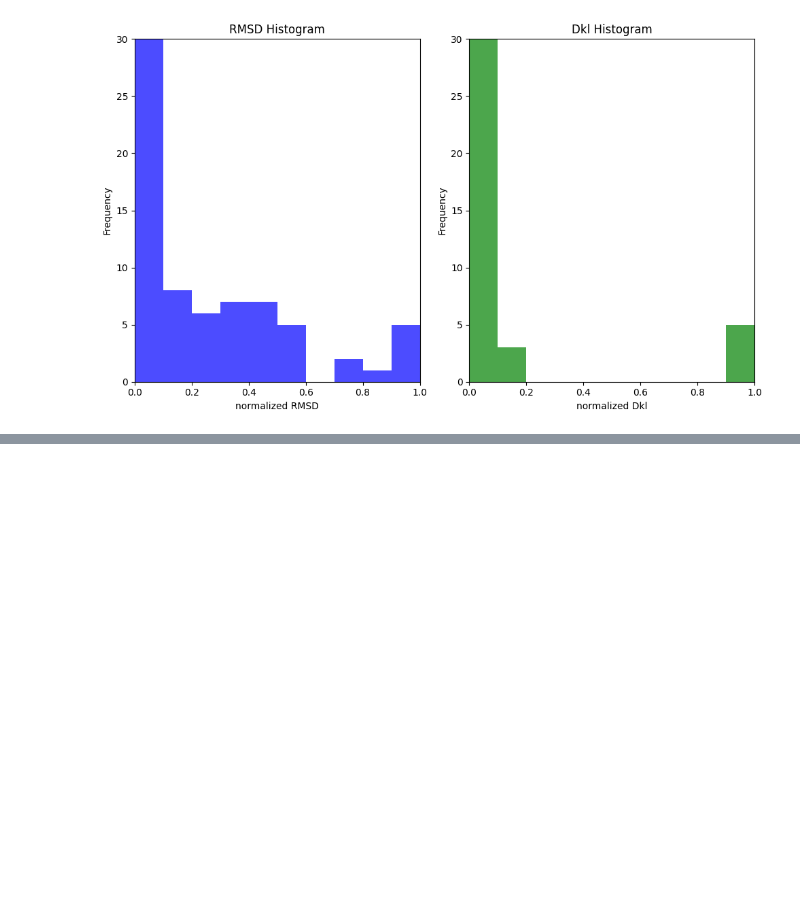
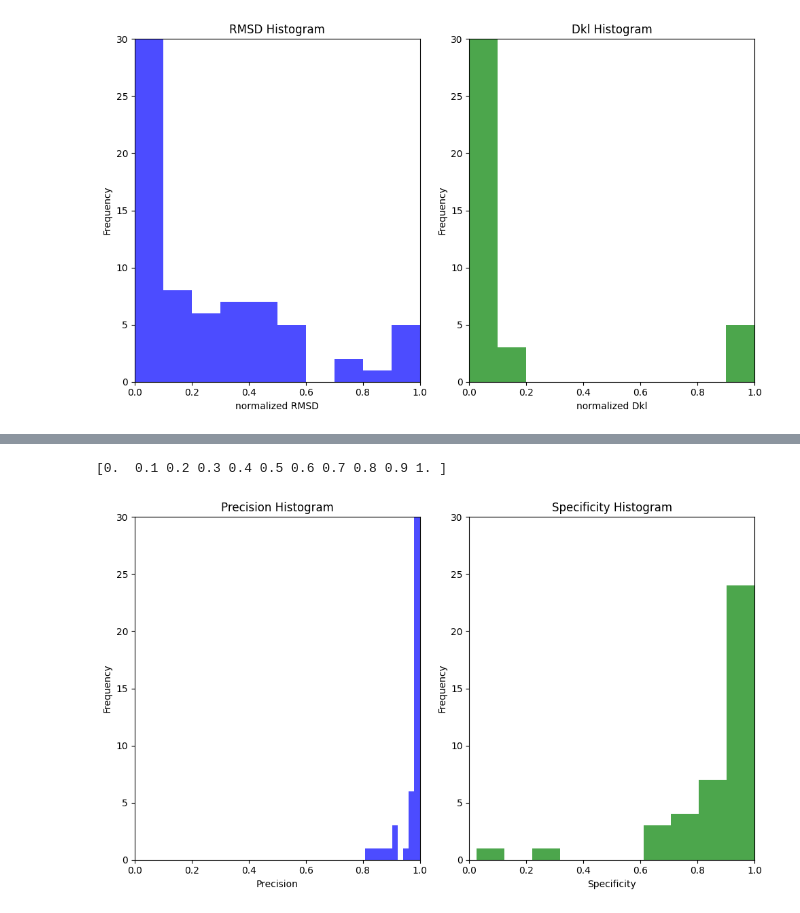
Before and after one commit to kyuhyongpark/sdmarkov, a Jupyter notebook: random_nk_convergence.ipynb, the cells around one changed output, grey strips where cells are left out. Cells and saved outputs as stored; diff of their text form; code cells hidden in the pictures; blank space fills up the shorter version.

Commit message:
add basin reachability

```diff
--- a/random_nk_convergence_prob.ipynb
+++ b/random_nk_convergence.ipynb
@@ -200,3 +214,29 @@ for bnet in all_data:
 plot_rmsd_and_dkl(rmsd, dkl)
 # %% [output]
 [figure]
+# %%
+for bnet in all_data:
+    if len(all_data[bnet]["basins"]) == 0:
+        print(bnet)
+        continue
+    print(bnet,
+          all_data[bnet]["basins"]["Tsd"][0],
+          all_data[bnet]["basins"]["Tsd"][1],
+          all_data[bnet]["basins"]["Tsd"][2],
+          all_data[bnet]["basins"]["Tsd"][3],
+
+          np.mean(all_data[bnet]["basins"]["Trandom_TP"]),
+          np.mean(all_data[bnet]["basins"]["Trandom_FP"]),
+          np.mean(all_data[bnet]["basins"]["Trandom_TN"]),
+          np.mean(all_data[bnet]["basins"]["Trandom_FN"]),
+
+          all_data[bnet]["basins"]["Tnull"][0],
+          all_data[bnet]["basins"]["Tnull"][1],
+          all_data[bnet]["basins"]["Tnull"][2],
+          all_data[bnet]["basins"]["Tnull"][3],
+
+          all_data[bnet]["basins"]["Tuniform"][0],
+          all_data[bnet]["basins"]["Tuniform"][1],
+          all_data[bnet]["basins"]["Tuniform"][2],
+          all_data[bnet]["basins"]["Tuniform"][3],
+          )
@@ -202,0 +307,19 @@ plot_rmsd_and_dkl(rmsd, dkl)
+# %%
+TP = []
+FP = []
+TN = []
+FN = []
+for bnet in all_data:
+    if len(all_data[bnet]["basins"]) == 0:
+        continue
+    TP.append(all_data[bnet]["basins"]["Tsd"][0])
+    FP.append(all_data[bnet]["basins"]["Tsd"][1])
+    TN.append(all_data[bnet]["basins"]["Tsd"][2])
+    FN.append(all_data[bnet]["basins"]["Tsd"][3])
+
+print(np.arange(0, 1.1, 0.1))
+
+plot_precision_and_specificity(TP, FP, TN, FN)
+# %% [output]
+[0.  0.1 0.2 0.3 0.4 0.5 0.6 0.7 0.8 0.9 1. ]
+[figure, added]
```
Also changed, not shown: parts of 6 cells of this notebook, 4 other files.
